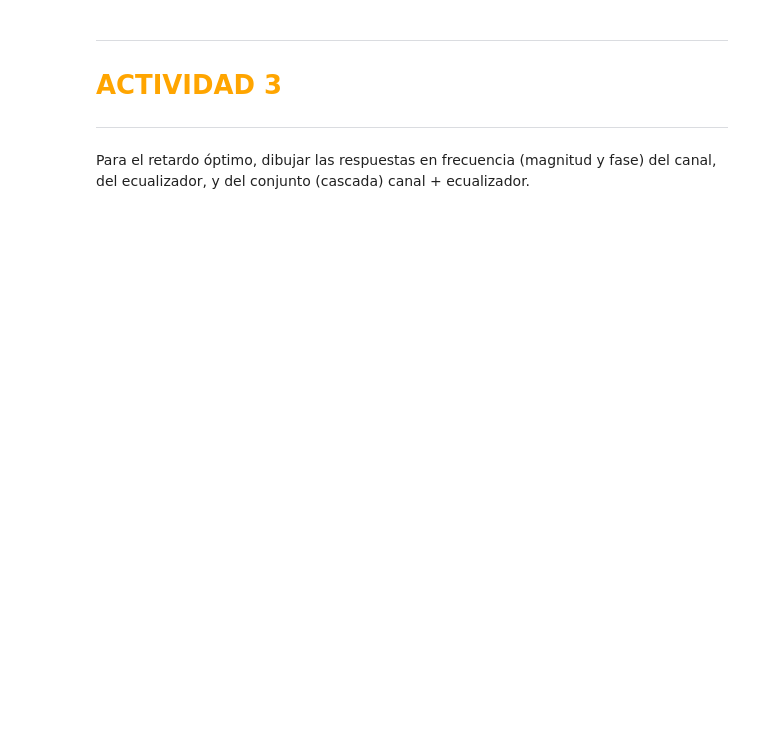
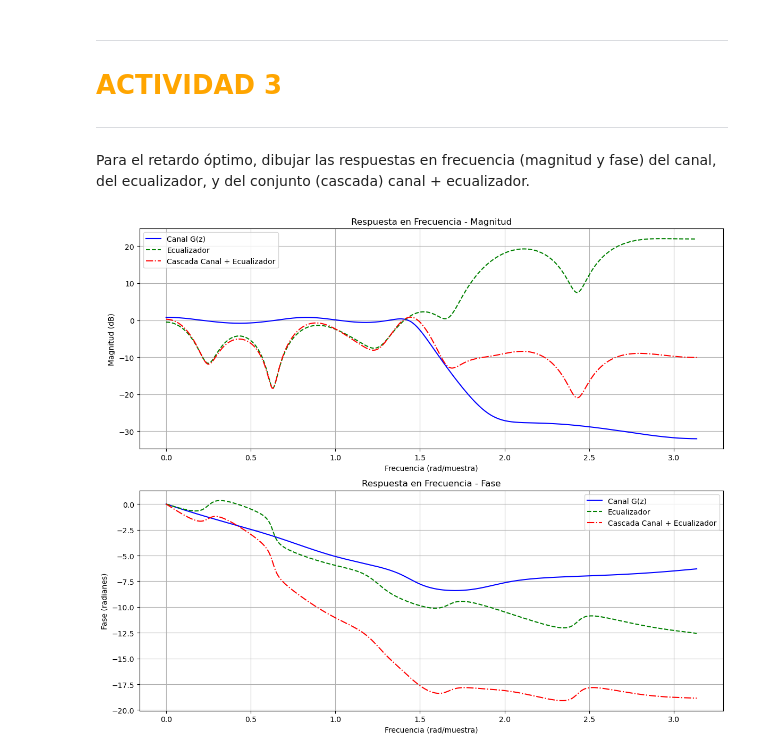
Before and after one commit to DANIABLO-cyber/TDS, a Jupyter notebook: TDS/P3/PRÁCTICA_3_TDS copy.ipynb, the cells around one changed output. Cells and saved outputs as stored; diff of their text form; code cells hidden in the pictures; blank space fills up the shorter version.

```diff
--- a/TDS/P3/PRÁCTICA_3_TDS copy.ipynb
+++ b/TDS/P3/PRÁCTICA_3_TDS copy.ipynb
@@ -147,3 +317,59 @@ Razonar si sería viable la ecualización empleando el filtro inverso $G^{-1}(z)
 <hr style="border: 1.5px solid orange;">
 
 Para el retardo óptimo, dibujar las respuestas en frecuencia (magnitud y fase) del canal, del ecualizador, y del conjunto (cascada) canal + ecualizador.
+# %%
+
+
+#? =============================================================================
+#? Parámetros conocidos de la práctica y función de ecualización
+#? =============================================================================
+# Se asume que los siguientes parámetros ya han sido definidos previamente:
+# x       : Señal recibida (ej. 200 muestras)
+# d       : Señal piloto (ej. 100 muestras)
+# L       : Longitud del filtro FIR
+# i_0, i_f: Índices que definen el intervalo de entrenamiento en x
+# n0_opt  : Retardo óptimo obtenido en el Ejercicio 1 (por ejemplo, a partir del análisis de error y BER)
+
+# Calcular el ecualizador óptimo para el retardo n0_opt
+h_opt, E_min_opt = FIR_LS_COV_method_equalizer(x, d, L, i_0, i_f, n0_opt)
+
+#* Respuesta en frecuencia del Canal G(z)
+w_channel, H_channel = signal.freqz(b, a, worN=512)  # worN define el número de puntos de la respuesta
+
+#* Respuesta en frecuencia del Ecualizador
+# El ecualizador es un filtro FIR cuyo denominador es 1.
+w_eq, H_eq = signal.freqz(h_opt, worN=512)
+
+#* Respuesta en frecuencia de la Cascada (Canal + Ecualizador)
+# La respuesta total de la cascada es el producto de las respuestas individuales.
+H_cascade = H_channel * H_eq
+
+#* Gráficos: Magnitud y Fase de las Respuestas en Frecuencia
+plt.figure(figsize=(12, 10))
+
+# ---- Gráfico de Magnitud (en dB) ----
+plt.subplot(2, 1, 1)
+plt.plot(w_channel, 20 * np.log10(np.abs(H_channel)), 'b-', label='Canal G(z)')
+plt.plot(w_eq, 20 * np.log10(np.abs(H_eq)), 'g--', label='Ecualizador')
+plt.plot(w_channel, 20 * np.log10(np.abs(H_cascade)), 'r-.', label='Cascada Canal + Ecualizador')
+plt.title('Respuesta en Frecuencia - Magnitud')
+plt.xlabel('Frecuencia (rad/muestra)')
+plt.ylabel('Magnitud (dB)')
+plt.legend()
+plt.grid(True)
+
+# ---- Gráfico de Fase (en radianes) ----
+plt.subplot(2, 1, 2)
+plt.plot(w_channel, np.unwrap(np.angle(H_channel)), 'b-', label='Canal G(z)')
+plt.plot(w_eq, np.unwrap(np.angle(H_eq)), 'g--', label='Ecualizador')
+plt.plot(w_channel, np.unwrap(np.angle(H_cascade)), 'r-.', label='Cascada Canal + Ecualizador')
+plt.title('Respuesta en Frecuencia - Fase')
+plt.xlabel('Frecuencia (rad/muestra)')
+plt.ylabel('Fase (radianes)')
+plt.legend()
+plt.grid(True)
+
+plt.tight_layout()
+plt.show()
+# %% [output]
+[figure, added]
```
Also changed, not shown: parts of 8 cells of this notebook, 20 other files.
